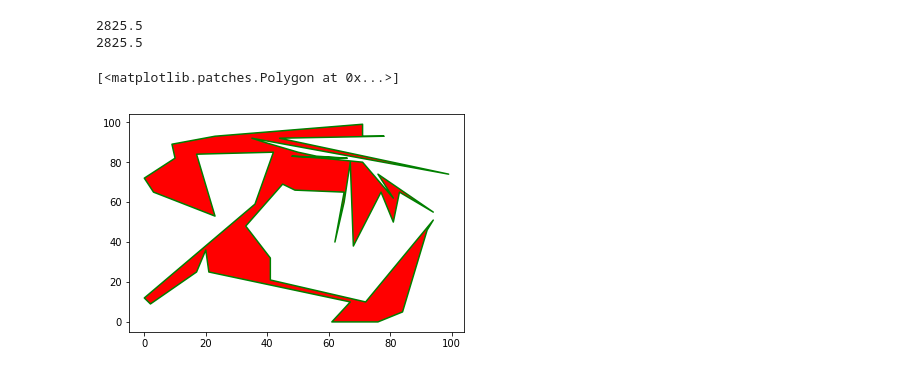
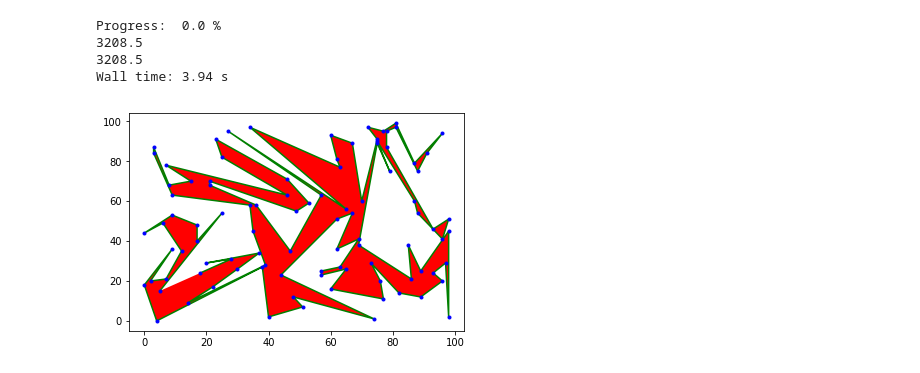
Before and after one commit to Basicula/Labs, a Jupyter notebook: 3dCourseS2/ComputerGeometry/Geometry/GenerationSimplePolygon.ipynb, the cells around one changed output. Drawn from its saved outputs; the diff is of its cells as text; code cells hidden in the pictures.

```diff
--- a/3dCourseS2/ComputerGeometry/Geometry/GenerationSimplePolygon.ipynb
+++ b/3dCourseS2/ComputerGeometry/Geometry/GenerationSimplePolygon.ipynb
@@ -93,31 +370,29 @@ def FindPolygonAreaTrapezia(points):
     return abs(area)
 # %%
-points = CreateRandomPoints(50)
-triangleBase = GetBase(points)
-minarea = 100*100
-minpolygon = []
+points = CreateRandomPoints(100)
-# %%
-%matplotlib inline
-import mpld3
-mpld3.enable_notebook()
-for i in range(0,10):
-    triangleBase = GetBase(points)
-    figure = triangleBase
-    for p in points:
-        figure = UpdateAnyway(p,figure)
-    figure = np.append(figure,[figure[0]],axis = 0)
-    area = FindPolygonArea(figure)
-    if area<minarea:
-        minarea = area
-        minpolygon = figure
-figure = minpolygon
-print(FindPolygonArea(figure))
-print(FindPolygonAreaTrapezia(figure))
-plt.plot(figure[:,0],figure[:,1],'g')
-plt.fill(figure[:,0],figure[:,1],'r')
-#ShowPoints(points)
-# %% [output]
-2825.5
-2825.5
-[<matplotlib.patches.Polygon at 0x...>]
-[figure, removed]
+# %%
+%%time
+%matplotlib inline
+import mpld3
+mpld3.enable_notebook()
+iterations = 1
+min_polygon = []
+min_area = math.inf
+for i in range(iterations):
+    figure = GenerateMinimumPolygon(points)
+    area = FindPolygonArea(figure)
+    if area < min_area:
+        print("Progress: ",1.0*i/iterations * 100,"%")
+        print(FindPolygonArea(figure))
+        print(FindPolygonAreaTrapezia(figure))
+        min_polygon = figure
+        min_area = area
+    if area == 0:
+        break
+DrawPolygon(min_polygon)
+# %% [output]
+Progress:  0.0 %
+3208.5
+3208.5
+Wall time: 3.94 s
+[figure, added]
```
Also changed, not shown: parts of 32 cells of this notebook, 8 other files.
